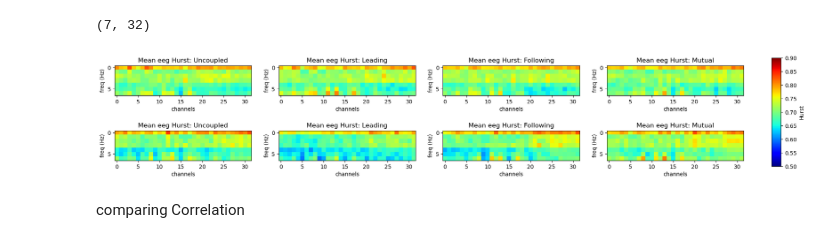
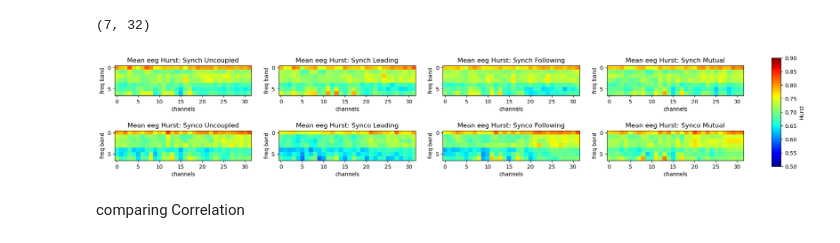
Before and after one commit to zhibinz2/1overf, a Jupyter notebook: Filter_Hilbert/test3_compare_Hurst.ipynb, the cells around one changed output. Cells and saved outputs as stored; diff of their text form; code cells hidden in the pictures.

```diff
--- a/Filter_Hilbert/test3_compare_Hurst.ipynb
+++ b/Filter_Hilbert/test3_compare_Hurst.ipynb
@@ -227,24 +227,24 @@ eeg_H_mean[1,3,:,:]=np.mean(np.concatenate((eeg_Hurst144x2[Mutual_synco_ind,0,:,
 # %%
 # plot 2 syn x 4 condi
 # (note "condition" of leading and following here is different from
 # "condition" of L-lead and R-lead in the experiment design)
 fig, ax = plt.subplots(2,4,figsize=(6*4, 4))
 for syn in range(2):
     for condi in range(4):
         plt.sca(ax[syn,condi])
         compare1=plt.imshow(eeg_H_mean[syn,condi,:,:],vmin=0.5,vmax=0.9,cmap=plt.cm.jet)
-        plt.xlabel('channels'); plt.ylabel('freq (Hz)')
+        plt.xlabel('channels'); plt.ylabel('freq band')
         plt.title('Sr200: subj '+str(subj)+' condi '+str(condi))
-        plt.xlabel('channels'); plt.ylabel('freq (Hz)')
-        plt.title('Mean eeg Hurst: '+states4names[condi])
+        plt.xlabel('channels'); plt.ylabel('freq band')
+        plt.title('Mean eeg Hurst: '+syn2names[syn]+' '+states4names[condi])
 
 fig.subplots_adjust(right=0.8)
 cbar_ax = fig.add_axes([0.83, 0.15, 0.01, 0.7])
 cbar_node=fig.colorbar(compare1,cbar_ax)
 cbar_node.ax.tick_params(labelsize=10)
 cbar_node.set_label('Hurst')
 # %% [output]
-[figure, old version]
+[figure, new version]
 # %% [markdown]
 comparing Correlation
 # %%
```
Also changed, not shown: parts of 6 cells of this notebook.
